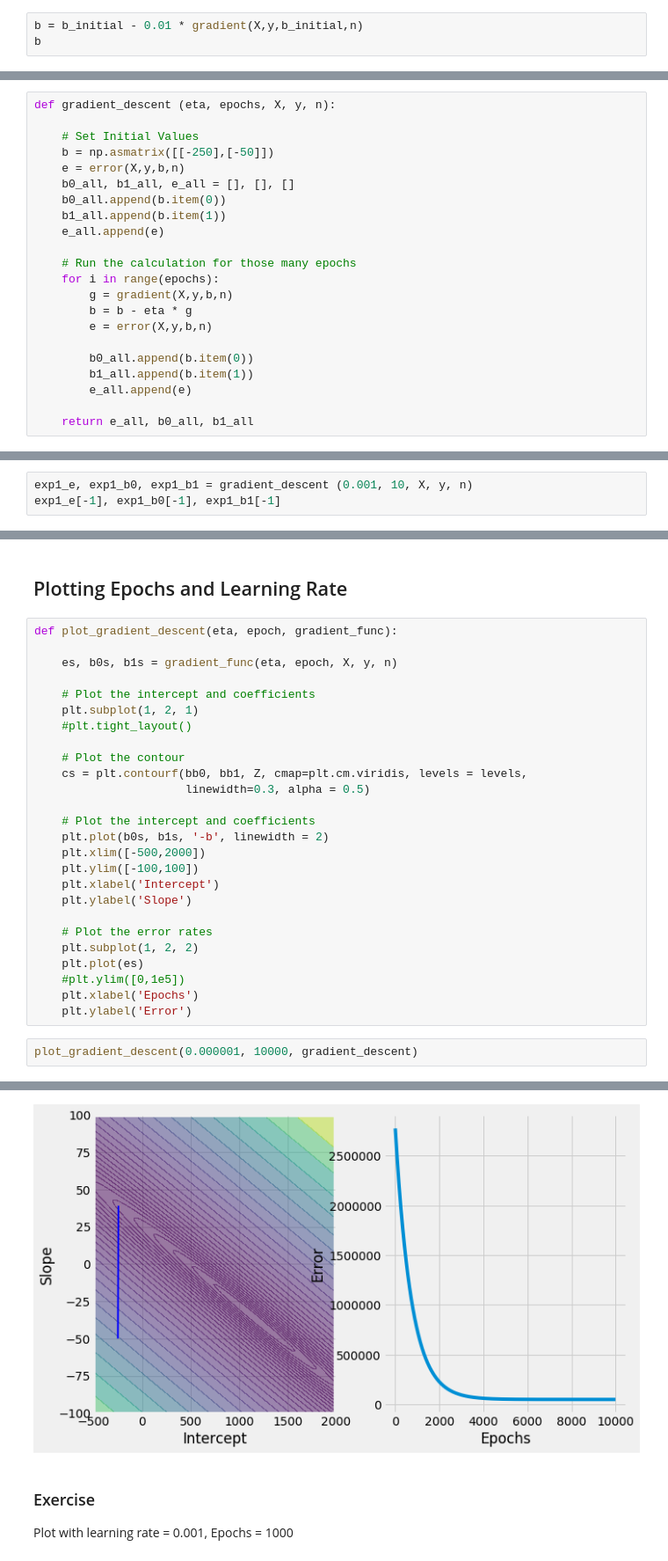
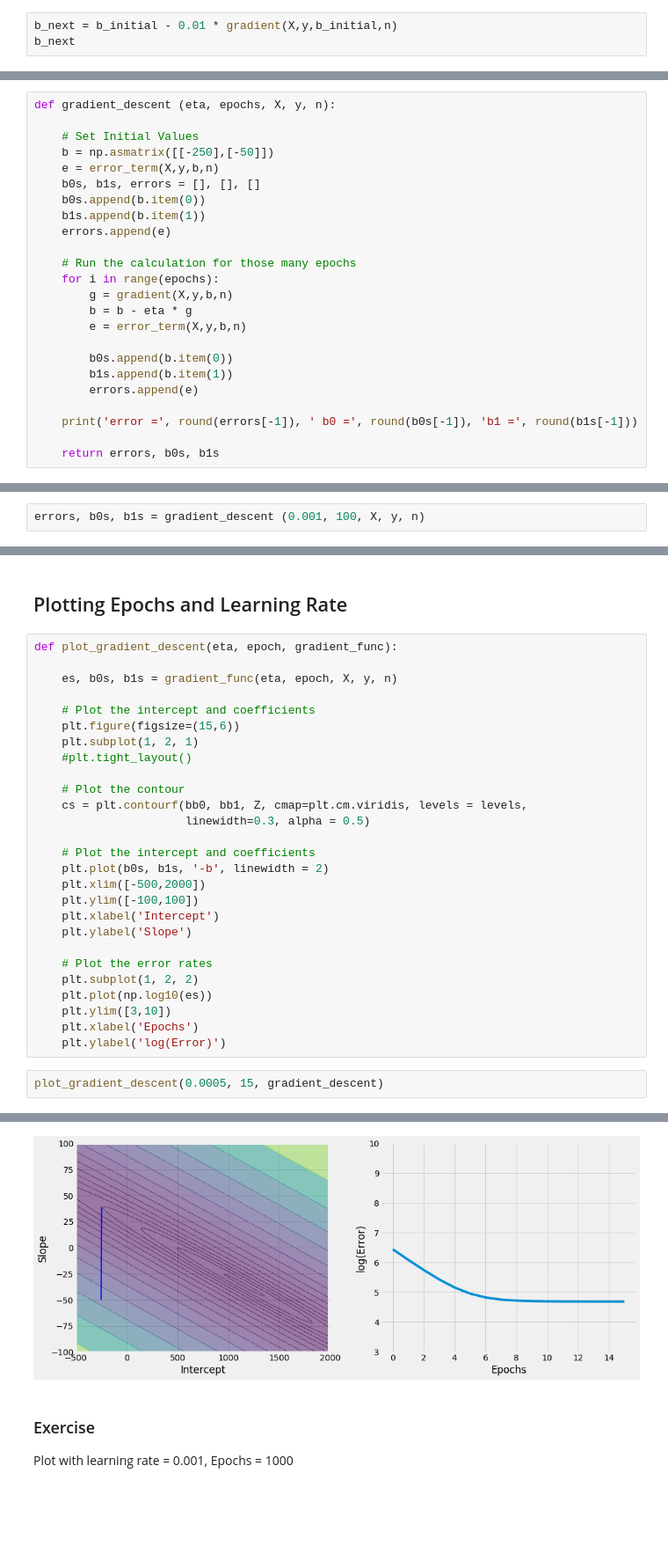
Before and after one commit to amitkaps/hackermath, a Jupyter notebook: Module_1d_linear_regression_gradient.ipynb, the cells around one changed output, grey strips where cells are left out. Shown at 88% size. Cells and saved outputs as stored; diff of their text form; blank space fills up the shorter version.

```diff
--- a/Module_1d_linear_regression_gradient.ipynb
+++ b/Module_1d_linear_regression_gradient.ipynb
@@ -193,8 +162,8 @@ gradient(X,y,b_initial,n)
 matrix([[ -3651.28571429],
         [-67557.49047619]])
 # %%
-b = b_initial - 0.01 * gradient(X,y,b_initial,n)
-b
+b_next = b_initial - 0.01 * gradient(X,y,b_initial,n)
+b_next
 # %% [output]
 matrix([[ 536.51285714],
         [ 575.57490476]])
@@ -213,26 +182,27 @@ def gradient_descent (eta, epochs, X, y, n):
 
     # Set Initial Values
     b = np.asmatrix([[-250],[-50]])
-    e = error(X,y,b,n)
-    b0_all, b1_all, e_all = [], [], []
-    b0_all.append(b.item(0))
-    b1_all.append(b.item(1))
-    e_all.append(e)
+    e = error_term(X,y,b,n)
+    b0s, b1s, errors = [], [], []
+    b0s.append(b.item(0))
+    b1s.append(b.item(1))
+    errors.append(e)
 
     # Run the calculation for those many epochs
     for i in range(epochs):
         g = gradient(X,y,b,n)
         b = b - eta * g
-        e = error(X,y,b,n)
+        e = error_term(X,y,b,n)
 
-        b0_all.append(b.item(0))
-        b1_all.append(b.item(1))
-        e_all.append(e)
+        b0s.append(b.item(0))
+        b1s.append(b.item(1))
+        errors.append(e)
 
-    return e_all, b0_all, b1_all
+    print('error =', round(errors[-1]), ' b0 =', round(b0s[-1]), 'b1 =', round(b1s[-1]))
+
+    return errors, b0s, b1s
 # %% [markdown]
 Lets see the error rate with different Learning Rate and Epochs
 # %%
-exp1_e, exp1_b0, exp1_b1 = gradient_descent (0.001, 10, X, y, n)
-exp1_e[-1], exp1_b0[-1], exp1_b1[-1]
+errors, b0s, b1s = gradient_descent (0.001, 100, X, y, n)
 # %% [output]
@@ -253,6 +223,7 @@ def plot_gradient_descent(eta, epoch, gradient_func):
     es, b0s, b1s = gradient_func(eta, epoch, X, y, n)
 
     # Plot the intercept and coefficients
+    plt.figure(figsize=(15,6))
     plt.subplot(1, 2, 1)
     #plt.tight_layout()
 
@@ -269,10 +240,10 @@ def plot_gradient_descent(eta, epoch, gradient_func):
 
     # Plot the error rates
     plt.subplot(1, 2, 2)
-    plt.plot(es)
-    #plt.ylim([0,1e5])
+    plt.plot(np.log10(es))
+    plt.ylim([3,10])
     plt.xlabel('Epochs')
-    plt.ylabel('Error')
+    plt.ylabel('log(Error)')
 # %%
-plot_gradient_descent(0.000001, 10000, gradient_descent)
+plot_gradient_descent(0.0005, 15, gradient_descent)
 # %% [output]
@@ -279,4 +251,4 @@ plot_gradient_descent(0.000001, 10000, gradient_descent)
-[figure, old version]
+[figure, new version]
 # %% [markdown]
 ### Exercise
 Plot with learning rate = 0.001, Epochs = 1000
```
Also changed, not shown: parts of 53 cells of this notebook, 13 other files.
